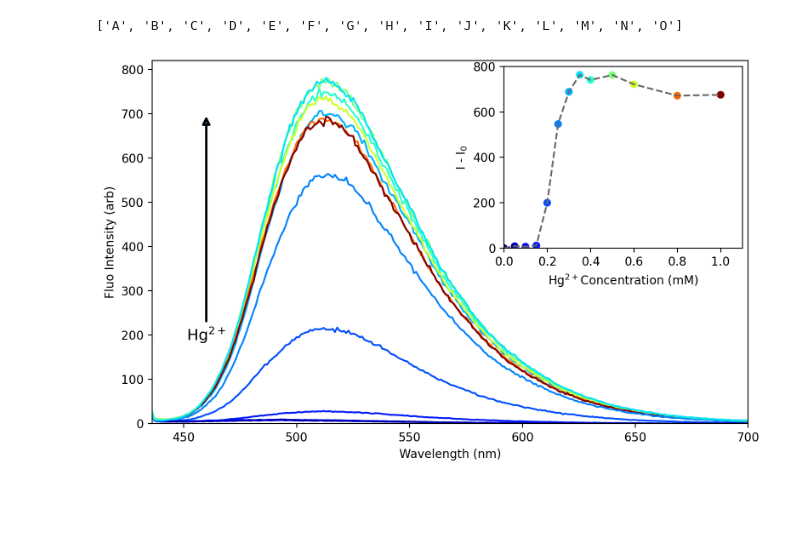
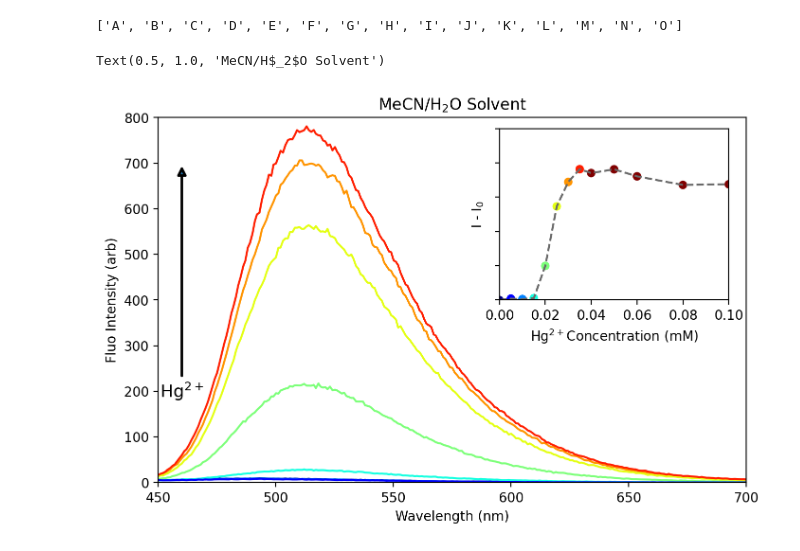
Before and after one commit to UTA-REST/HgMonsterPlots, a Jupyter notebook: Figure10.ipynb, the cells around one changed output. Saved outputs shown, nothing was run; the diff lists cells and outputs as text; code cells hidden in the pictures; blank space fills up the shorter version.

```diff
--- a/Figure10.ipynb
+++ b/Figure10.ipynb
@@ -46,7 +46,7 @@ ys.append(list(dat['M avg']))
 ys.append(list(dat['N avg']))
 ys.append(list(dat['O avg']))
 
-Concs={'A':0,'B':0.1,'C':0.2,'D':0.3,'E':0.4,'F':0.6,'G':0.8,'H':1,'I':5,'J':9.9,'K':0.15,'L':0.25,'M':0.05,'N':0.5,'O':0.35}
+Concs={'A':0,'B':0.01,'C':0.02,'D':0.03,'E':0.04,'F':0.06,'G':0.08,'H':0.1,'I':0.5,'J':0.99,'K':0.015,'L':0.025,'M':0.005,'N':0.05,'O':0.035}
 Letters=list(string.ascii_uppercase[0:15])
 # %%
 Letters
@@ -64,63 +64,48 @@ from scipy.optimize import curve_fit
 # %%
 InsetX=[]
 InsetY=[]
 InsetCols=[]
 
 plt.figure(figsize=(8,5),dpi=200)
 for i in range(0,len(ys)):
     if(Concs[Letters[i]]<1.2):
-        col = plt.cm.jet(Concs[Letters[i]]/1)
-        plt.plot(x,ys[i],color=col)
+        conc=float(Concs[Letters[i]]/0.04)
+        col = plt.cm.jet(conc)
+        if(conc<1):
+            plt.plot(x,ys[i],color=col)
         InsetX.append(Concs[Letters[i]])
         InsetY.append(bs[i]-min(bs))
         InsetCols.append(col)
 
 
 thecurve=curve_fit(Fitfunc,InsetX,InsetY)
-
-pylab.ylim(0,)
-pylab.xlim(436,700)
+plt.xlim(450,700)
+plt.ylim(0,800)
 pylab.xlabel("Wavelength (nm)")
 pylab.ylabel("Fluo Intensity (arb)")
 
 ax = plt.gcf().gca()
 ax.annotate('$\mathregular{Hg^{2+}}$',
             xy=(460, 700),
             xycoords='data',
             xytext=(460, 200),
             va='center',
             ha='center',
             fontsize=13,
             arrowprops={'arrowstyle': '-|>', 'lw': 2})
-#axins = inset_axes(ax, width=50, height=50)
-axins2 = inset_axes(ax, width="40%", height="50%", loc=1)
-plt.scatter(InsetX,InsetY,c=InsetCols,s=30)
-plt.plot(np.sort(InsetX),np.array(InsetY)[np.argsort(InsetX)],'--',color='dimgrey')
-cubic_interpolation_model = interp1d(InsetX,InsetY, kind = "cubic")
-
-# Plotting the Graph
-a_=np.linspace(min(InsetX), max(InsetX), 500)
-c_=cubic_interpolation_model(a_)
-
-
-
-#plt.plot(a_, Fitfunc(a_,thecurve[0][0],thecurve[0][1]))
-pylab.ylim(0,800)
-pylab.xlim(0,1.1)
-plt.xticks(np.arange(0,1.2,0.2))
-#pylab.xticks(np.arange(0, 10, step=5))
-#plt.semilogx()
-pylab.xlabel("$\mathregular{Hg^{2+}}$Concentration (mM)")
-pylab.ylabel("I - $\mathregular{I_{0}}$ ")
-
-
-
-plt.tight_layout()
-plt.savefig('Figs/Fig10a.png',bbox_inches='tight')
-
-plt.show()
+axins = ax.inset_axes(
+    [0.58, 0.5, 0.39, 0.47],
+    xlim=(0, 0.1), ylim=(0, 1e3),  yticklabels=[])
+#axins.loglog()
+#axins2 = inset_axes(ax, width="40%", height="50%", loc=1)
+axins.scatter(InsetX,InsetY,c=InsetCols,s=30)
+axins.plot(np.sort(InsetX),np.array(InsetY)[np.argsort(InsetX)],'--',color='dimgrey')
+axins.set_xlabel("$\mathregular{Hg^{2+}}$Concentration (mM)")
+axins.set_ylabel("I - $\mathregular{I_{0}}$ ")
+plt.title("MeCN/H$_2$O Solvent")
 # %% [output]
+Text(0.5, 1.0, 'MeCN/H$_2$O Solvent')
-[figure, old version]
+[figure, new version]
 # %%
 
 plt.figure(figsize=(15,10))
```
Also changed, not shown: parts of 2 cells of this notebook, 1 other file.
